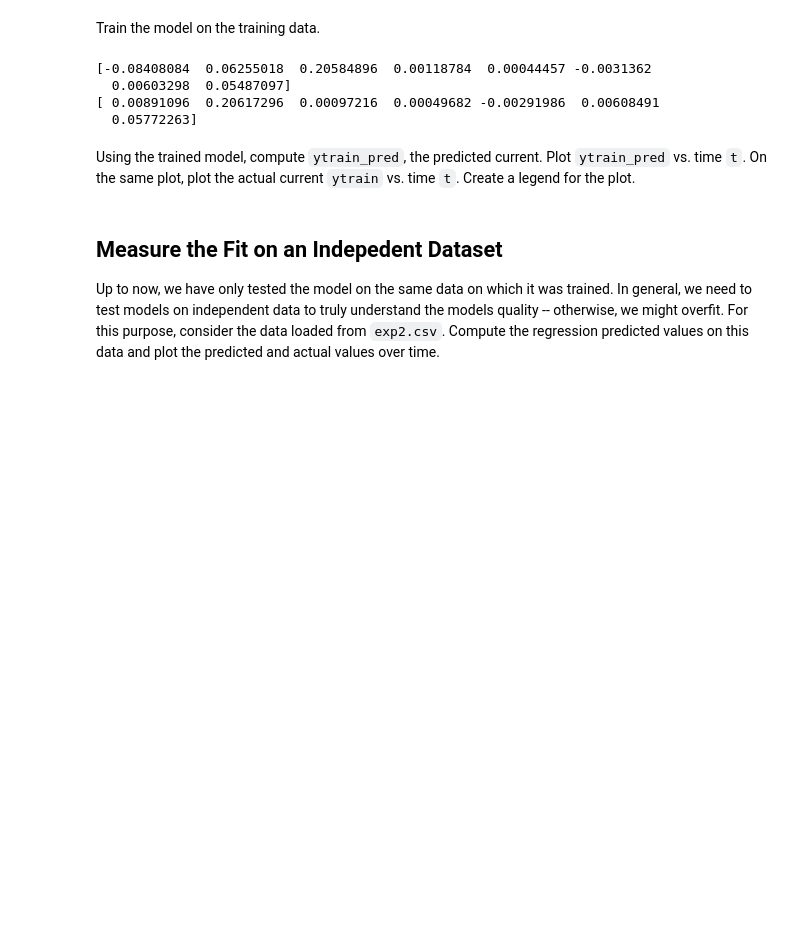
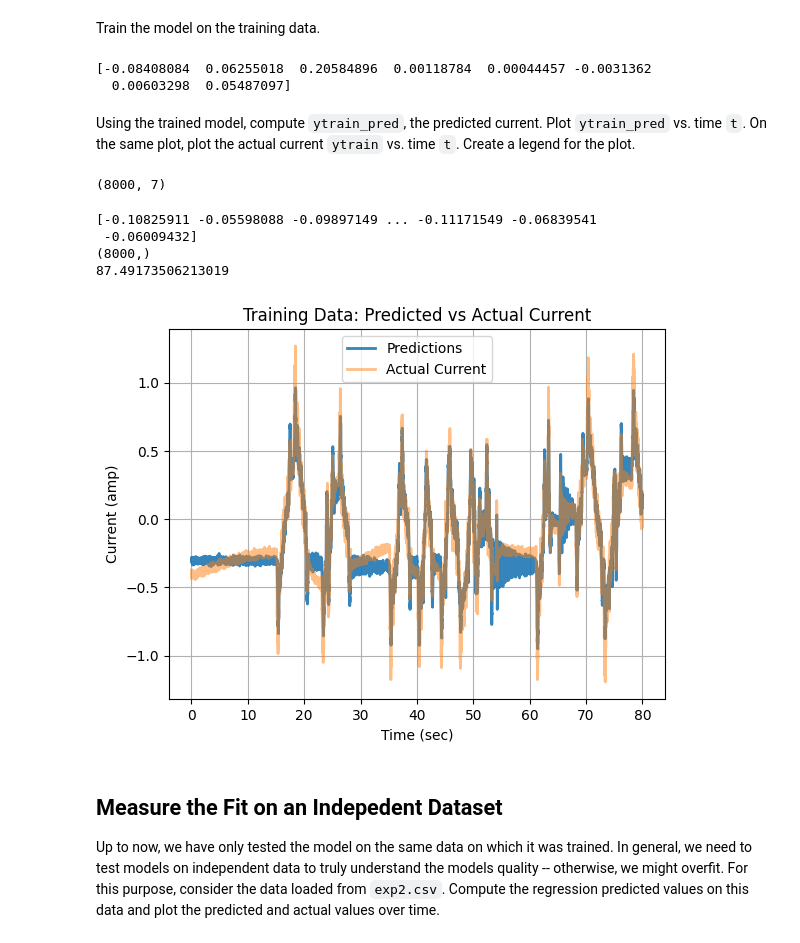
Before and after one commit to ivanearisty/obsidian, a Jupyter notebook: Classes + Uni/Machine Learning/demos/Lab2.1.iae225.ipynb, the cells around one changed output. Cells and saved outputs as stored; diff of their text form; code cells hidden in the pictures; blank space fills up the shorter version.

```diff
--- a/Classes + Uni/Machine Learning/demos/Lab2.1.iae225.ipynb
+++ b/Classes + Uni/Machine Learning/demos/Lab2.1.iae225.ipynb
@@ -128,11 +128,8 @@ Train the model on the training data.
 # %%
 import scipy as sp
 print(fit_mult_linear(Xtrain, ytrain))
-print(np.linalg.lstsq(Xtrain, ytrain, rcond=None)[0])
 # %% [output]
 [-0.08408084  0.06255018  0.20584896  0.00118784  0.00044457 -0.0031362
   0.00603298  0.05487097]
-[ 0.00891096  0.20617296  0.00097216  0.00049682 -0.00291986  0.00608491
-  0.05772263]
 # %% [markdown]
 Using the trained model, compute `ytrain_pred`, the predicted current.  Plot `ytrain_pred` vs. time `t`.  On the same plot, plot the actual current `ytrain` vs. time `t`.  Create a legend for the plot.
@@ -143,3 +136,34 @@ Using the trained model, compute `ytrain_pred`, the predicted current.  Plot `yt
+# %%
+Xtrain.shape
+# %% [output]
+(8000, 7)
+# %%
+beta = fit_mult_linear(Xtrain, ytrain)
+ytrain_pred = beta[0] + Xtrain.dot(beta[1:])
+#Note: prediction is based on the beta[0] intercept and the rest of the beta values, where we take the dot product of the Xtrain values and the beta values
+# where we ignore the first beta value since it is the intercept
+
+# we can also get errors by:
+errors = (ytrain - ytrain_pred)
+print(errors)
+print(errors.shape)
+lossm = np.sum(errors**2)
+print(lossm)
+
+plt.plot(t, ytrain_pred, label='Predictions', alpha=0.9, linewidth=2)
+plt.plot(t, ytrain, label='Actual Current', alpha=0.5, linewidth=2)
+plt.xlabel('Time (sec)')
+plt.ylabel('Current (amp)')
+plt.title('Training Data: Predicted vs Actual Current')
+plt.legend()
+plt.grid(True)
+plt.show()
+# %% [output]
+[-0.10825911 -0.05598088 -0.09897149 ... -0.11171549 -0.06839541
+ -0.06009432]
+(8000,)
+87.49173506213019
+[figure, added]
 # %% [markdown]
 ## Measure the Fit on an Indepedent Dataset
 
```
Also changed, not shown: parts of 3 cells of this notebook, 1 other file.
